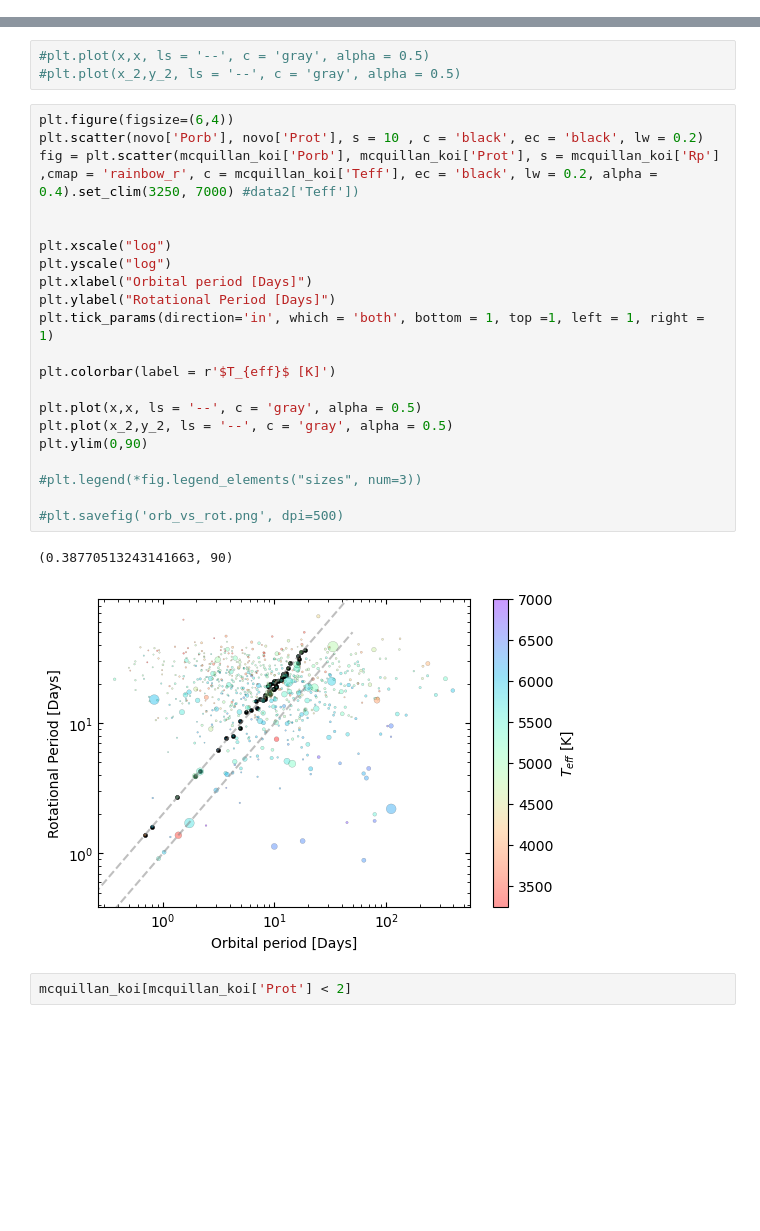
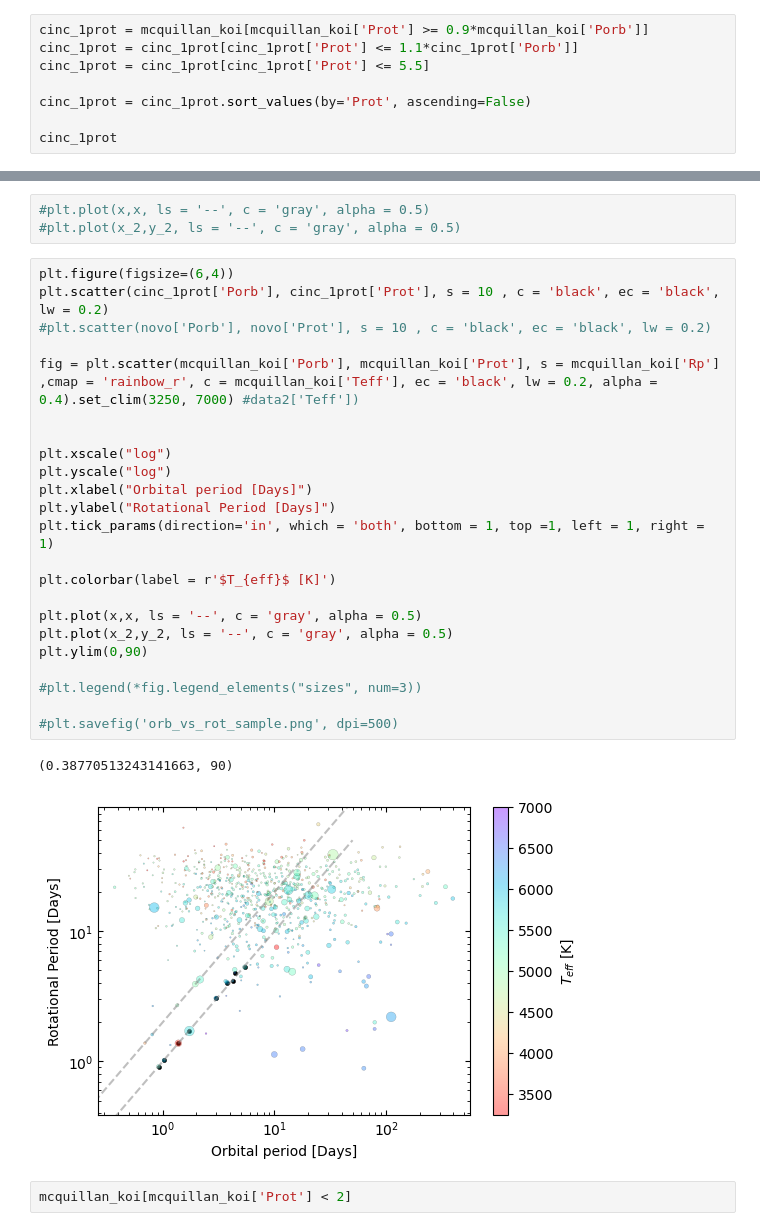
Before and after one commit to ylaksl/Exoplanets-Stats, a Jupyter notebook: sylvio.ipynb, the cells around one changed output, grey strips where cells are left out. Cells and saved outputs as stored; diff of their text form; blank space fills up the shorter version.

```diff
--- a/sylvio.ipynb
+++ b/sylvio.ipynb
@@ -243,0 +257,8 @@ print(result_table)
+# %%
+cinc_1prot = mcquillan_koi[mcquillan_koi['Prot'] >= 0.9*mcquillan_koi['Porb']]
+cinc_1prot = cinc_1prot[cinc_1prot['Prot'] <= 1.1*cinc_1prot['Porb']]
+cinc_1prot = cinc_1prot[cinc_1prot['Prot'] <= 5.5]
+
+cinc_1prot = cinc_1prot.sort_values(by='Prot', ascending=False)
+
+cinc_1prot
@@ -251,28 +287,30 @@ x = np.linspace(0, 50, 100)
 #plt.plot(x_2,y_2, ls = '--', c = 'gray', alpha = 0.5)
 # %%
 plt.figure(figsize=(6,4))
-plt.scatter(novo['Porb'], novo['Prot'], s = 10 , c = 'black', ec = 'black', lw = 0.2)
+plt.scatter(cinc_1prot['Porb'], cinc_1prot['Prot'], s = 10 , c = 'black', ec = 'black', lw = 0.2)
+#plt.scatter(novo['Porb'], novo['Prot'], s = 10 , c = 'black', ec = 'black', lw = 0.2)
+
 fig = plt.scatter(mcquillan_koi['Porb'], mcquillan_koi['Prot'], s = mcquillan_koi['Rp'] ,cmap = 'rainbow_r', c = mcquillan_koi['Teff'], ec = 'black', lw = 0.2, alpha = 0.4).set_clim(3250, 7000) #data2['Teff'])
 
 
 plt.xscale("log")
 plt.yscale("log")
 plt.xlabel("Orbital period [Days]")
 plt.ylabel("Rotational Period [Days]")
 plt.tick_params(direction='in', which = 'both', bottom = 1, top =1, left = 1, right = 1)
 
 plt.colorbar(label = r'$T_{eff}$ [K]')
 
 plt.plot(x,x, ls = '--', c = 'gray', alpha = 0.5)
 plt.plot(x_2,y_2, ls = '--', c = 'gray', alpha = 0.5)
 plt.ylim(0,90)
 
 #plt.legend(*fig.legend_elements("sizes", num=3))
 
-#plt.savefig('orb_vs_rot.png', dpi=500)
+#plt.savefig('orb_vs_rot_sample.png', dpi=500)
 # %% [output]
 (0.38770513243141663, 90)
-[figure, old version]
+[figure, new version]
 # %%
 mcquillan_koi[mcquillan_koi['Prot'] < 2]
 # %% [output]
```
Also changed, not shown: parts of 11 cells of this notebook.
